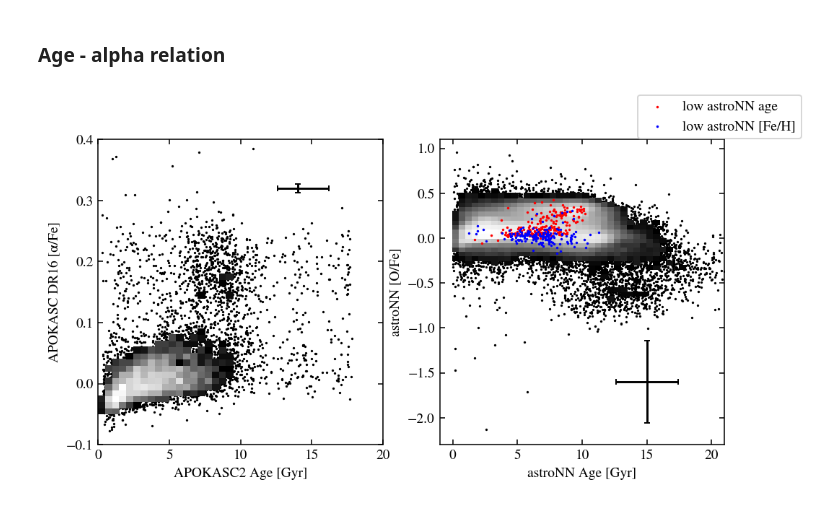
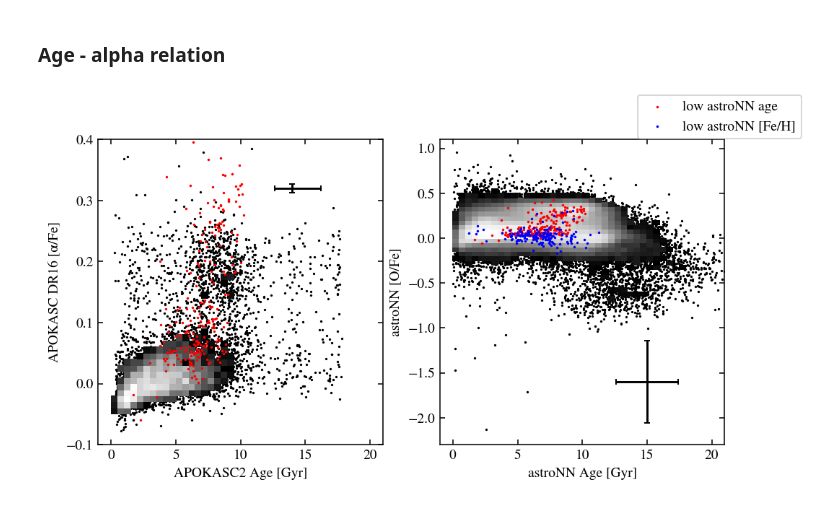
Before and after one commit to lodubay/first-year-project, a Jupyter notebook: compare_datasets.ipynb, the cells around one changed output. Drawn from its saved outputs; the diff is of its cells as text; code cells hidden in the pictures.

```diff
--- a/compare_datasets.ipynb
+++ b/compare_datasets.ipynb
@@ -18,7 +18,8 @@ plt.rc('font', family='STIXgeneral')
 plt.rc('figure', dpi=140)
 
 # Paths
-data_dir = '/users/PAS2055/lodubay/Data/APOGEE'
+# data_dir = '/users/PAS2055/lodubay/Data/APOGEE'
+data_dir = 'C:\\Users\\dubay.11\\Data\\APOGEE'
 data_path = Path(data_dir)
 apokasc_file = 'APOKASC_cat_v6.7.2.fits'
 starhorse_file = 'APOGEE_DR17_EDR3_STARHORSE_v2.fits'
@@ -681,37 +705,43 @@ fig, axs = plt.subplots(1, 2, figsize=(8, 4))
 # APOKASC data
 ax = axs[0]
 age_alpha = stellar_params[(pd.notna(stellar_params['APOKASC2_AGE'])) & (pd.notna(stellar_params['DR16_ALP_M_COR']))].copy()
+low_fe = age_alpha[age_alpha['ASTRONN_FE_H'] - age_alpha['DR16_M_H_COR'] < -0.5].copy()
+low_age = age_alpha[pd.notna(age_alpha['ASTRONN_AGE']) & pd.notna(age_alpha['APOKASC2_AGE'])].copy()
+low_age = low_age[prob_outlier(low_age['ASTRONN_AGE'] - low_age['APOKASC2_AGE']) > 0.5]
 ax.scatter(age_alpha['APOKASC2_AGE'], age_alpha['DR16_ALP_M_COR'], c='k', s=.5)
 ax.hist2d(age_alpha['APOKASC2_AGE'], age_alpha['DR16_ALP_M_COR'],
           bins=[np.arange(0, 20.5, 0.5), np.arange(-0.1, 0.41, 0.01)],
           cmap='gray', norm=colors.LogNorm(), cmin=10)
+ax.scatter(low_age['ASTRONN_AGE'], low_age['ASTRONN_O_FE'], c='r', s=.6)
+ax.scatter(low_fe['ASTRONN_AGE'], low_fe['ASTRONN_O_FE'], c='b', s=.6)
 ax.errorbar(14, 0.32,
             xerr=[[rms(age_alpha['APOKASC2_AGE_MERR'])],
                   [rms(age_alpha['APOKASC2_AGE_PERR'])]],
             yerr=rms(age_alpha['DR16_ALP_M_COR_ERR']), c='k', capsize=2)
+ax.set_xlim((-1, 21))
 ax.set_xlabel('APOKASC2 Age [Gyr]')
 ax.set_ylabel('APOKASC DR16 [α/Fe]')
 
 # astroNN data
 ax = axs[1]
 age_alpha = stellar_params[(pd.notna(stellar_params['ASTRONN_AGE'])) & (pd.notna(stellar_params['ASTRONN_O_FE']))].copy()
 age_alpha.drop(age_alpha[(age_alpha['ASTRONN_O_FE'] < -3) | (age_alpha['ASTRONN_O_FE'] > 1)].index, inplace=True)
 age_alpha.drop(age_alpha[age_alpha['ASTRONN_O_FE_ERR'] > 4].index, inplace=True)
 low_fe = age_alpha[age_alpha['ASTRONN_FE_H'] - age_alpha['DR16_M_H_COR'] < -0.5].copy()
 low_age = age_alpha[pd.notna(age_alpha['ASTRONN_AGE']) & pd.notna(age_alpha['APOKASC2_AGE'])].copy()
 low_age = low_age[prob_outlier(low_age['ASTRONN_AGE'] - low_age['APOKASC2_AGE']) > 0.5]
 ax.scatter(age_alpha['ASTRONN_AGE'], age_alpha['ASTRONN_O_FE'], c='k', s=.5)
 ax.hist2d(age_alpha['ASTRONN_AGE'], age_alpha['ASTRONN_O_FE'],
           bins=[np.arange(0, 20.5, 0.5), np.arange(-3, 1.05, 0.05)],
           cmap='gray', norm=colors.LogNorm(), cmin=10)
 ax.scatter(low_age['ASTRONN_AGE'], low_age['ASTRONN_O_FE'], c='r', s=.6, label='low astroNN age')
 ax.scatter(low_fe['ASTRONN_AGE'], low_fe['ASTRONN_O_FE'], c='b', s=.6, label='low astroNN [Fe/H]')
 ax.errorbar(15, -1.6, xerr=rms(age_alpha['ASTRONN_AGE_ERR']), yerr=rms(age_alpha['ASTRONN_O_FE_ERR']), c='k', capsize=2)
 ax.set_xlim((-1, 21))
 ax.set_ylim((-2.3, 1.1))
 ax.set_xlabel('astroNN Age [Gyr]')
 ax.set_ylabel('astroNN [O/Fe]')
 fig.legend()
 plt.show()
 # %% [output]
-[figure, old version]
+[figure, new version]
```
Also changed, not shown: parts of 5 cells of this notebook, 4 other files.
